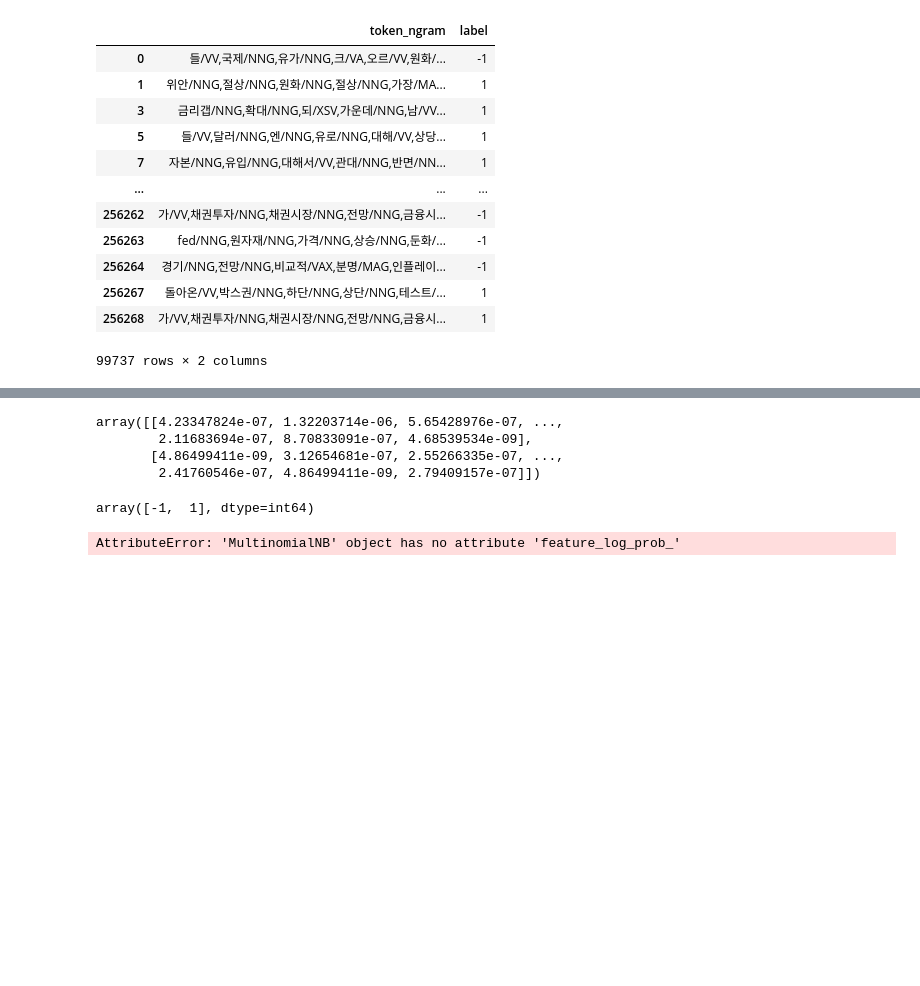
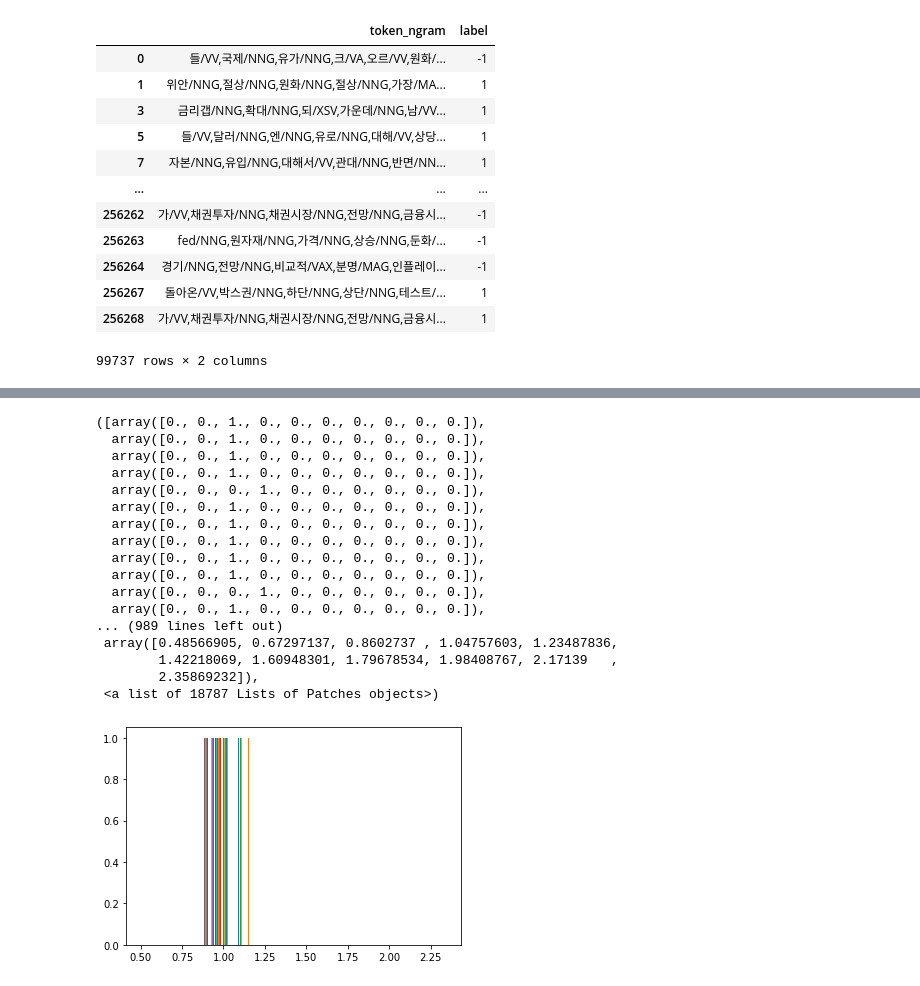
Before and after one commit to Jisang-hwang93/BOK_Report_Team1, a Jupyter notebook: NBC.ipynb, the cells around one changed output, grey strips where cells are left out. Drawn from its saved outputs; the diff is of its cells as text; code cells hidden in the pictures; blank space fills up the shorter version.

```diff
--- a/NBC.ipynb
+++ b/NBC.ipynb
@@ -48,5 +51,3 @@ from sklearn.naive_bayes import MultinomialNB
-# %%
-X_train, X_test, y_train, y_test = train_test_split(labeled_corpus['token_ngram'], labeled_corpus['label'], random_state = 0, train_size = 0.9, shuffle=True)
 # %%
 def my_tokenizer(x):
     return x.split(",")
@@ -72,30 +54,38 @@ clf.feature_log_prob_.shape
-# %%
-np.exp(clf.feature_log_prob_) #확률계산
-# %% [output]
-array([[4.23347824e-07, 1.32203714e-06, 5.65428976e-07, ...,
-        2.11683694e-07, 8.70833091e-07, 4.68539534e-09],
-       [4.86499411e-09, 3.12654681e-07, 2.55266335e-07, ...,
-        2.41760546e-07, 4.86499411e-09, 2.79409157e-07]])
-# %%
-clf.classes_
-# %% [output]
-array([-1,  1], dtype=int64)
 # %%
-text_clf = Pipeline([('vect', CountVectorizer(ngram_range=(1,1), min_df = 15)),
-                     ('tfidf', TfidfTransformer(use_idf=True)),
+text_clf = Pipeline([('vect', CountVectorizer(ngram_range=(1,1), min_df = 15, tokenizer = my_tokenizer)),
                       ('clf', MultinomialNB(alpha=0.001)), ])
 clf = text_clf.named_steps['clf']
-# %%
-clf.feature_log_prob_
-# %% [output]
-AttributeError: 'MultinomialNB' object has no attribute 'feature_log_prob_'
 # %%
 #Bagging
-avg_polarity_score = np.zeros((1, 57179))
-for i in range(30):
+avg_polarity_score = np.zeros((1, 18787))
+for i in tqdm(range(30)):
     X_train, X_test, y_train, y_test = train_test_split(labeled_corpus['token_ngram'], labeled_corpus['label'], random_state = 0, train_size = 0.9, shuffle=True)
-    text_clf = text_clf.fit(X_train, y_train)
-    polarity_score = text_clf[1]/text_clf[0]
+    text_clf.fit(X_train, y_train)
+    posterior = clf.feature_log_prob_
+    polarity_score = posterior[1]/posterior[0]
+
     avg_polarity_score += polarity_score
 
 avg_polarity_score = avg_polarity_score/30
+# %%
+import matplotlib.pyplot as plt
+plt.hist(avg_polarity_score)
+# %% [output]
+([array([0., 0., 1., 0., 0., 0., 0., 0., 0., 0.]),
+  array([0., 0., 1., 0., 0., 0., 0., 0., 0., 0.]),
+  array([0., 0., 1., 0., 0., 0., 0., 0., 0., 0.]),
+  array([0., 0., 1., 0., 0., 0., 0., 0., 0., 0.]),
+  array([0., 0., 0., 1., 0., 0., 0., 0., 0., 0.]),
+  array([0., 0., 1., 0., 0., 0., 0., 0., 0., 0.]),
+  array([0., 0., 1., 0., 0., 0., 0., 0., 0., 0.]),
+  array([0., 0., 1., 0., 0., 0., 0., 0., 0., 0.]),
+  array([0., 0., 1., 0., 0., 0., 0., 0., 0., 0.]),
+  array([0., 0., 1., 0., 0., 0., 0., 0., 0., 0.]),
+  array([0., 0., 0., 1., 0., 0., 0., 0., 0., 0.]),
+  array([0., 0., 1., 0., 0., 0., 0., 0., 0., 0.]),
+... (989 lines left out)
+ array([0.48566905, 0.67297137, 0.8602737 , 1.04757603, 1.23487836,
+        1.42218069, 1.60948301, 1.79678534, 1.98408767, 2.17139   ,
+        2.35869232]),
+ <a list of 18787 Lists of Patches objects>)
+[figure, added]
```
Also changed, not shown: parts of 9 cells of this notebook.
